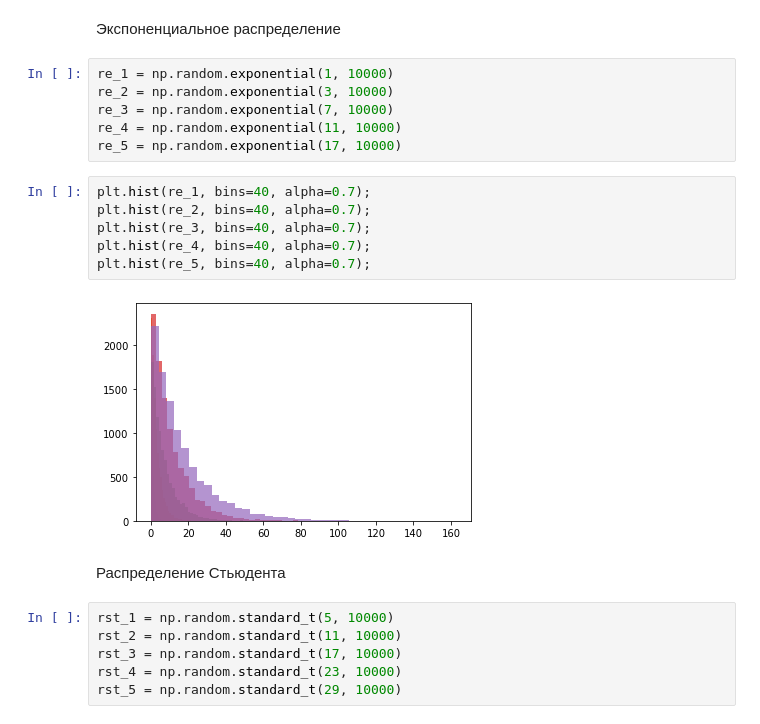
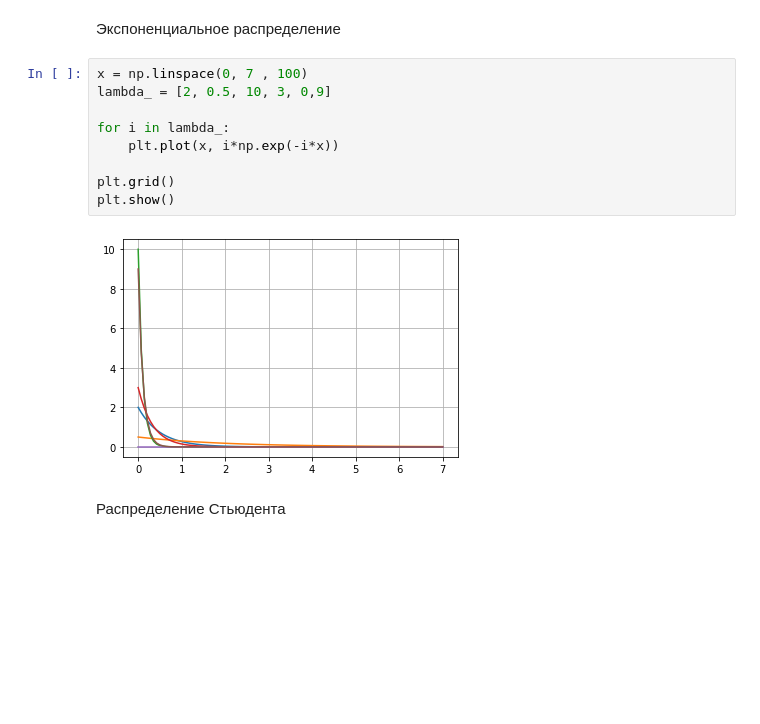
Before and after one commit to Ivan-jcnc/Python_PYDP-18, a Jupyter notebook: 28-Random/08. Random.ipynb, the cells around one changed output. Saved outputs shown, nothing was run; the diff lists cells and outputs as text; blank space fills up the shorter version.

Commit message:
random-2

```diff
--- a/28-Random/08. Random.ipynb
+++ b/28-Random/08. Random.ipynb
@@ -54,24 +54,15 @@ plt.hist(rs_5, bins=30, alpha=0.7);
 # %% [markdown]
 Экспоненциальное распределение
-# %%
-re_1 = np.random.exponential(1, 10000)
-re_2 = np.random.exponential(3, 10000)
-re_3 = np.random.exponential(7, 10000)
-re_4 = np.random.exponential(11, 10000)
-re_5 = np.random.exponential(17, 10000)
-# %%
-plt.hist(re_1, bins=40, alpha=0.7);
-plt.hist(re_2, bins=40, alpha=0.7);
-plt.hist(re_3, bins=40, alpha=0.7);
-plt.hist(re_4, bins=40, alpha=0.7);
-plt.hist(re_5, bins=40, alpha=0.7);
-# %% [output]
-[figure, removed]
+# %%
+x = np.linspace(0, 7 , 100)
+lambda_ = [2, 0.5, 10, 3, 0,9]
+
+for i in lambda_:
+    plt.plot(x, i*np.exp(-i*x))
+
+plt.grid()
+plt.show()
+# %% [output]
+[figure, added]
 # %% [markdown]
 Распределение Стьюдента
-# %%
-rst_1 = np.random.standard_t(5, 10000)
-rst_2 = np.random.standard_t(11, 10000)
-rst_3 = np.random.standard_t(17, 10000)
-rst_4 = np.random.standard_t(23, 10000)
-rst_5 = np.random.standard_t(29, 10000)
```
Also changed, not shown: parts of 7 cells of this notebook.
